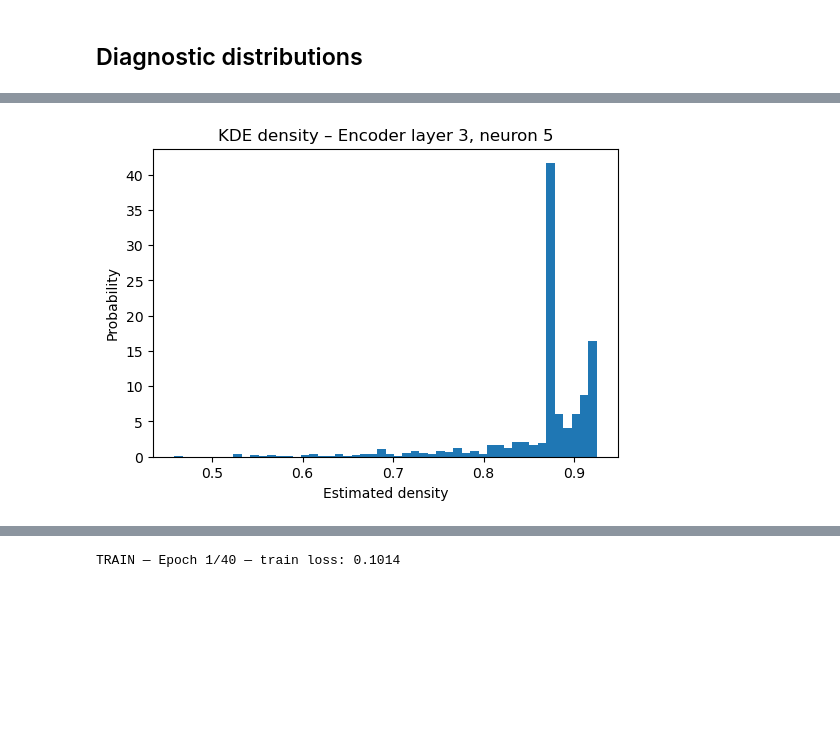
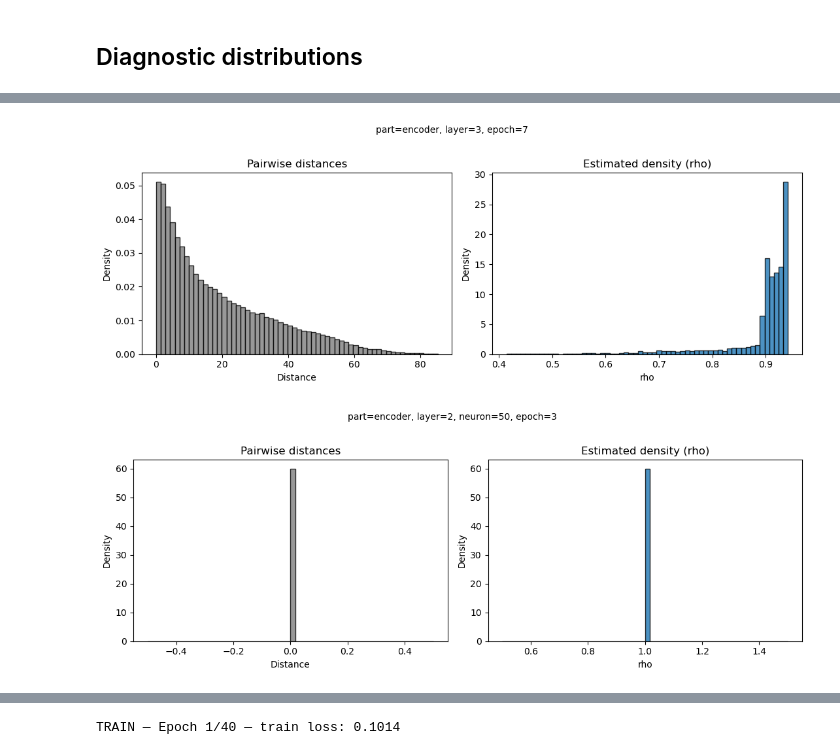
Before and after one commit to FrancescoLR02/InformationTheoryProject, a Jupyter notebook: main.ipynb, the cells around one changed output, grey strips where cells are left out. Drawn from its saved outputs; the diff is of its cells as text; code cells hidden in the pictures; blank space fills up the shorter version.

```diff
--- a/main.ipynb
+++ b/main.ipynb
@@ -789,16 +1124,0 @@ plt.show()
-# %%
-neuron_data = RecorderActivat.get_neuron("encoder_layer_1", neuron_idx=50)
-
-est = KDEEstimator(sigma=1.0)
-est.entropy(neuron_data)
-
-density = est.last_density
-
-plt.figure(figsize=(6, 4))
-plt.hist(density, bins=50, density=True)
-plt.xlabel("Estimated density")
-plt.ylabel("Probability")
-plt.title("KDE density – Encoder layer 3, neuron 5")
-plt.show()
-# %% [output]
-[figure, removed]
@@ -804,0 +1251,23 @@ plt.show()
+# %%
+kde = KDEEstimator(sigma=5)
+# %%
+plot_kde_geometry(
+    recorder=RecorderActivat,
+    kde=kde,
+    part="encoder",
+    layer=3,
+    epoch=7
+)
+# %% [output]
+[figure, added]
+# %%
+plot_kde_geometry(
+    recorder=RecorderActivat,
+    kde=kde,
+    part="encoder",
+    layer=2,
+    neuron=50,
+    epoch=3
+)
+# %% [output]
+[figure, added]
```
Also changed, not shown: parts of 17 cells of this notebook.
